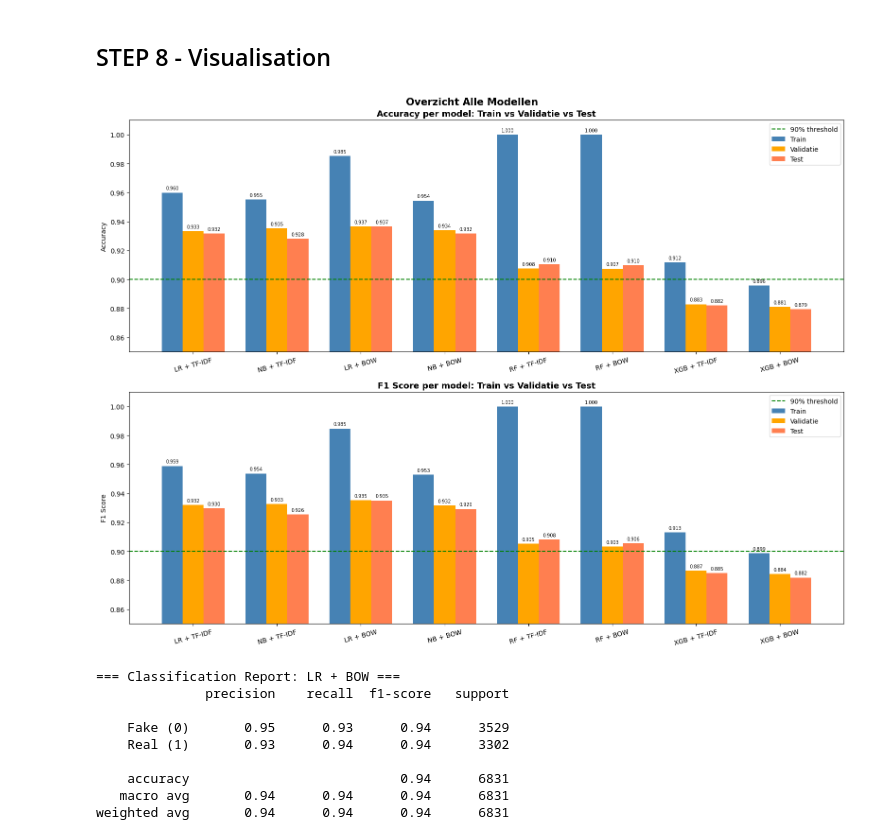
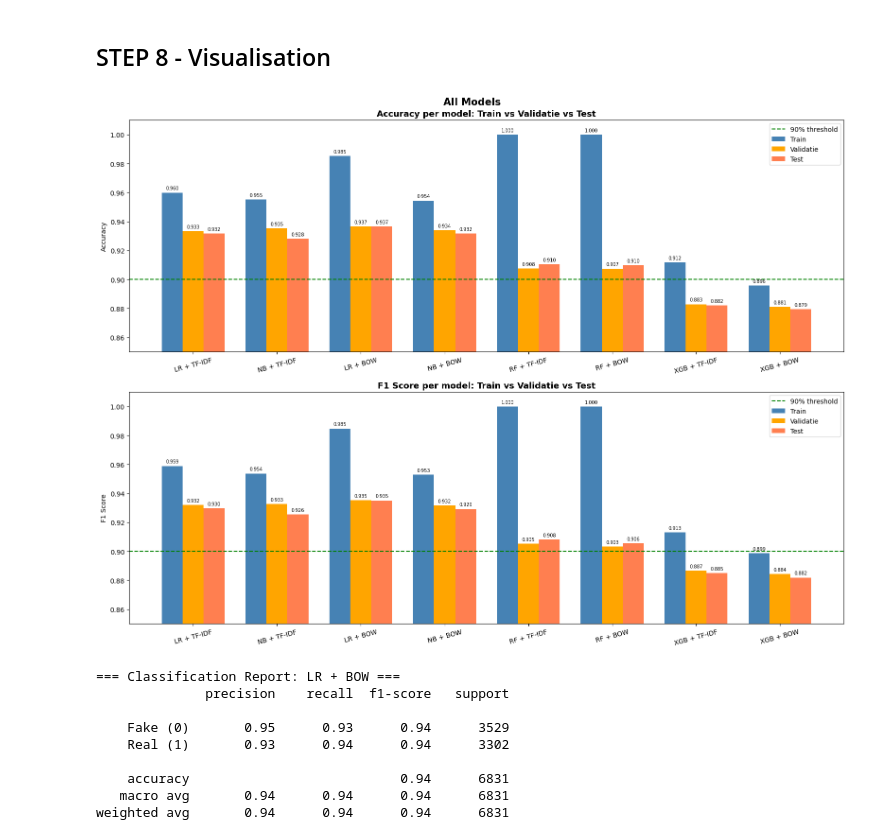
Before and after one commit to DarmontDomienAntwerpen/W4_project_NLP, a Jupyter notebook: NB-LB-v2 (1).ipynb, the cells around one changed output. Drawn from its saved outputs; the diff is of its cells as text; code cells hidden in the pictures.

```diff
--- a/NB-LB-v2 (1).ipynb
+++ b/NB-LB-v2 (1).ipynb
@@ -256,35 +255,35 @@ axes[0].set_title('Accuracy per model: Train vs Validatie vs Test', fontsize=13,
 axes[0].set_xticks(x)
 axes[0].set_xticklabels(namen, rotation=15)
 axes[0].set_ylim(0.85, 1.01)
 axes[0].set_ylabel('Accuracy')
 axes[0].axhline(y=0.9, color='green', linestyle='--', label='90% threshold')
 for i, (tr, va, te) in enumerate(zip(train_accs, val_accs, test_accs)):
     axes[0].text(i - breedte, tr + 0.002, f'{tr:.3f}', ha='center', fontsize=7)
     axes[0].text(i,           va + 0.002, f'{va:.3f}', ha='center', fontsize=7)
     axes[0].text(i + breedte, te + 0.002, f'{te:.3f}', ha='center', fontsize=7)
 axes[0].legend()
 
 # F1 per model - train vs val vs test
 axes[1].bar(x - breedte, train_f1s, breedte, label='Train',      color='steelblue')
 axes[1].bar(x,           val_f1s,   breedte, label='Validatie',  color='orange')
 axes[1].bar(x + breedte, test_f1s,  breedte, label='Test',       color='coral')
 axes[1].set_title('F1 Score per model: Train vs Validatie vs Test', fontsize=13, fontweight='bold')
 axes[1].set_xticks(x)
 axes[1].set_xticklabels(namen, rotation=15)
 axes[1].set_ylim(0.85, 1.01)
 axes[1].set_ylabel('F1 Score')
 axes[1].axhline(y=0.9, color='green', linestyle='--', label='90% threshold')
 for i, (tr, va, te) in enumerate(zip(train_f1s, val_f1s, test_f1s)):
     axes[1].text(i - breedte, tr + 0.002, f'{tr:.3f}', ha='center', fontsize=7)
     axes[1].text(i,           va + 0.002, f'{va:.3f}', ha='center', fontsize=7)
     axes[1].text(i + breedte, te + 0.002, f'{te:.3f}', ha='center', fontsize=7)
 axes[1].legend()
 
-plt.suptitle('Overzicht Alle Modellen', fontsize=15, fontweight='bold')
+plt.suptitle('All Models', fontsize=15, fontweight='bold')
 plt.tight_layout()
 plt.show()
 # %% [output]
-[figure, old version]
+[figure, new version]
 # %%
 # Classification report en confusion matrix beste model (LR + BOW)
 best_model  = trained_models['LR + BOW']
```
Also changed, not shown: parts of 3 cells of this notebook, 1 other file.
